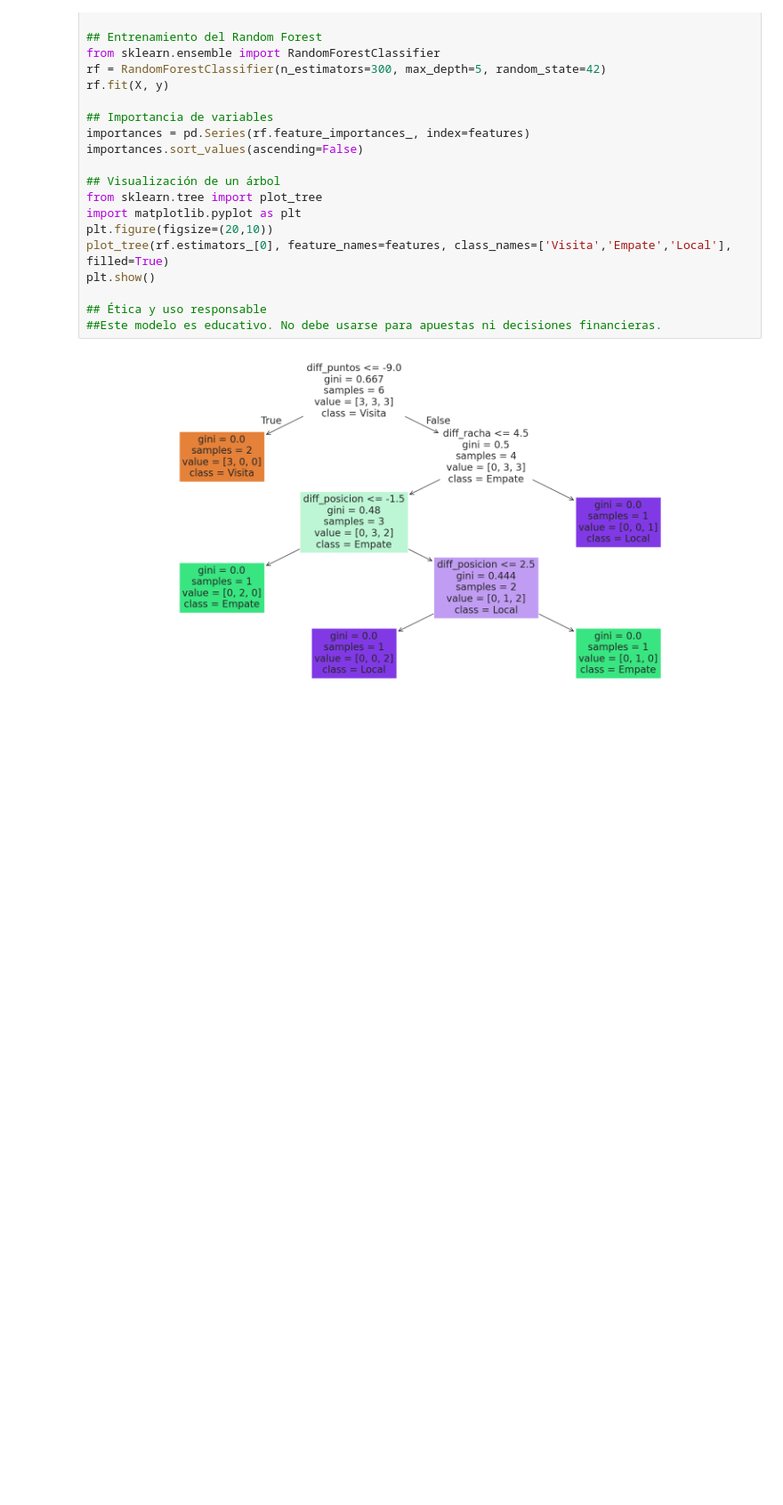
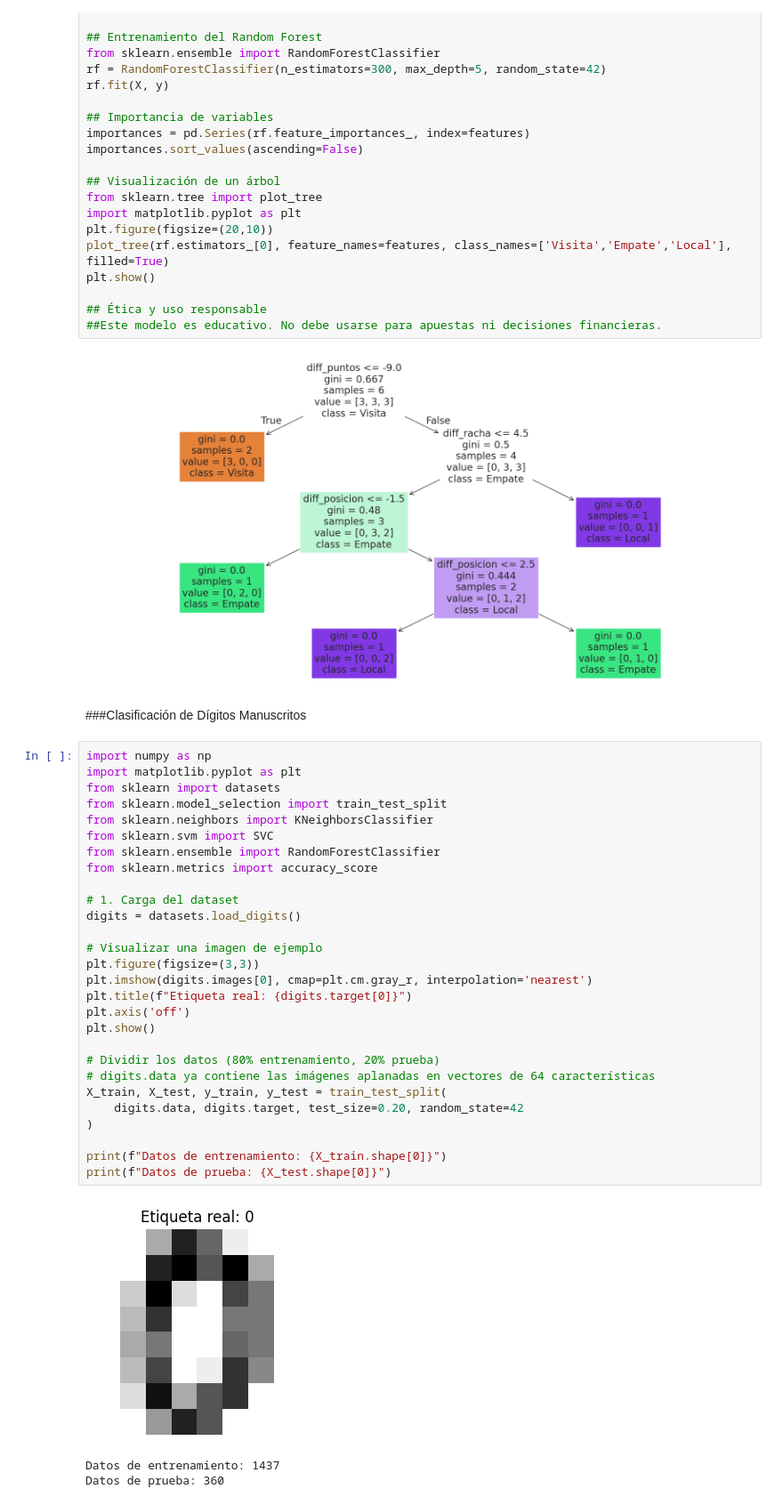
Before and after one commit to LuisNeryR/Mineria, a Jupyter notebook: Mineria.ipynb, the cells around one changed output. Shown at 89% size. Saved outputs shown, nothing was run; the diff lists cells and outputs as text; blank space fills up the shorter version.

```diff
--- a/Mineria.ipynb
+++ b/Mineria.ipynb
@@ -2645,3 +2645,37 @@ plt.show()
 ##Este modelo es educativo. No debe usarse para apuestas ni decisiones financieras.
 # %% [output]
 [figure]
+# %% [markdown]
+###Clasificación de Dígitos Manuscritos
+# %%
+import numpy as np
+import matplotlib.pyplot as plt
+from sklearn import datasets
+from sklearn.model_selection import train_test_split
+from sklearn.neighbors import KNeighborsClassifier
+from sklearn.svm import SVC
+from sklearn.ensemble import RandomForestClassifier
+from sklearn.metrics import accuracy_score
+
+# 1. Carga del dataset
+digits = datasets.load_digits()
+
+# Visualizar una imagen de ejemplo
+plt.figure(figsize=(3,3))
+plt.imshow(digits.images[0], cmap=plt.cm.gray_r, interpolation='nearest')
+plt.title(f"Etiqueta real: {digits.target[0]}")
+plt.axis('off')
+plt.show()
+
+# Dividir los datos (80% entrenamiento, 20% prueba)
+# digits.data ya contiene las imágenes aplanadas en vectores de 64 características
+X_train, X_test, y_train, y_test = train_test_split(
+    digits.data, digits.target, test_size=0.20, random_state=42
+)
+
+print(f"Datos de entrenamiento: {X_train.shape[0]}")
+print(f"Datos de prueba: {X_test.shape[0]}")
+# %% [output]
+[figure, added]
+Datos de entrenamiento: 1437
+Datos de prueba: 360
```
Also changed, not shown: parts of 5 cells of this notebook.
